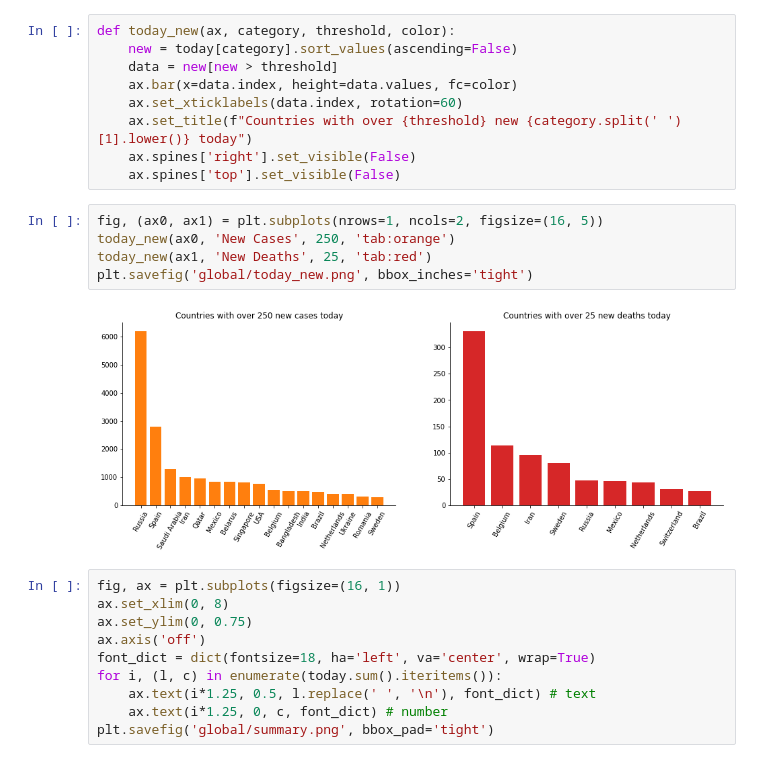
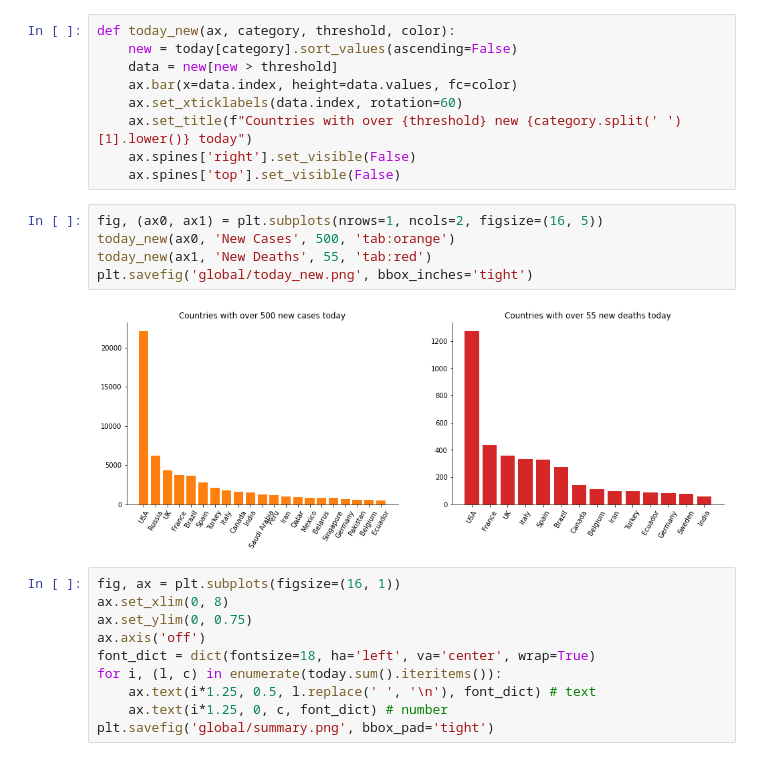
Before and after one commit to zhaoyi3264/covid-19-trend, a Jupyter notebook: global_trend.ipynb, the cells around one changed output. Drawn from its saved outputs; the diff is of its cells as text.

```diff
--- a/global_trend.ipynb
+++ b/global_trend.ipynb
@@ -99,11 +99,11 @@ def today_new(ax, category, threshold, color):
     ax.spines['top'].set_visible(False)
 # %%
 fig, (ax0, ax1) = plt.subplots(nrows=1, ncols=2, figsize=(16, 5))
-today_new(ax0, 'New Cases', 250, 'tab:orange')
-today_new(ax1, 'New Deaths', 25, 'tab:red')
+today_new(ax0, 'New Cases', 500, 'tab:orange')
+today_new(ax1, 'New Deaths', 55, 'tab:red')
 plt.savefig('global/today_new.png', bbox_inches='tight')
 # %% [output]
-[figure, old version]
+[figure, new version]
 # %%
 fig, ax = plt.subplots(figsize=(16, 1))
 ax.set_xlim(0, 8)
```
Also changed, not shown: parts of 3 cells of this notebook, 13 other files.
